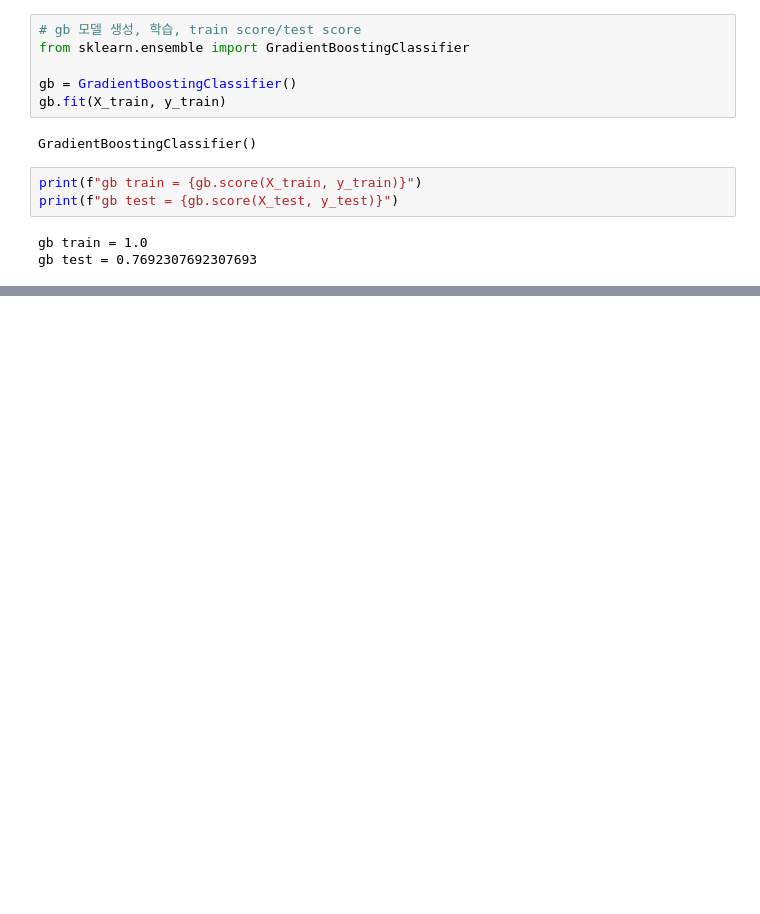
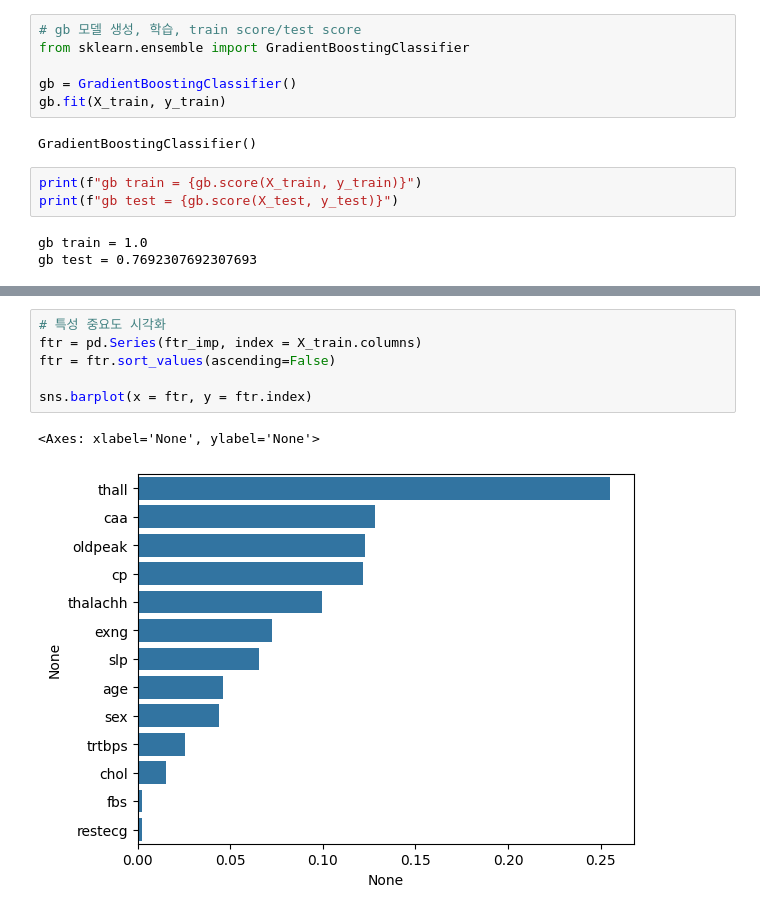
Before and after one commit to JangWoojun/Machine-Learning, a Jupyter notebook: 심장마비.ipynb, the cells around one changed output, grey strips where cells are left out. Cells and saved outputs as stored; diff of their text form; blank space fills up the shorter version.

```diff
--- a/심장마비.ipynb
+++ b/심장마비.ipynb
@@ -392,0 +447,9 @@ print(f"gb test = {gb.score(X_test, y_test)}")
+# %%
+# 특성 중요도 시각화
+ftr = pd.Series(ftr_imp, index = X_train.columns)
+ftr = ftr.sort_values(ascending=False)
+
+sns.barplot(x = ftr, y = ftr.index)
+# %% [output]
+<Axes: xlabel='None', ylabel='None'>
+[figure, added]
```
Also changed, not shown: parts of 9 cells of this notebook.
